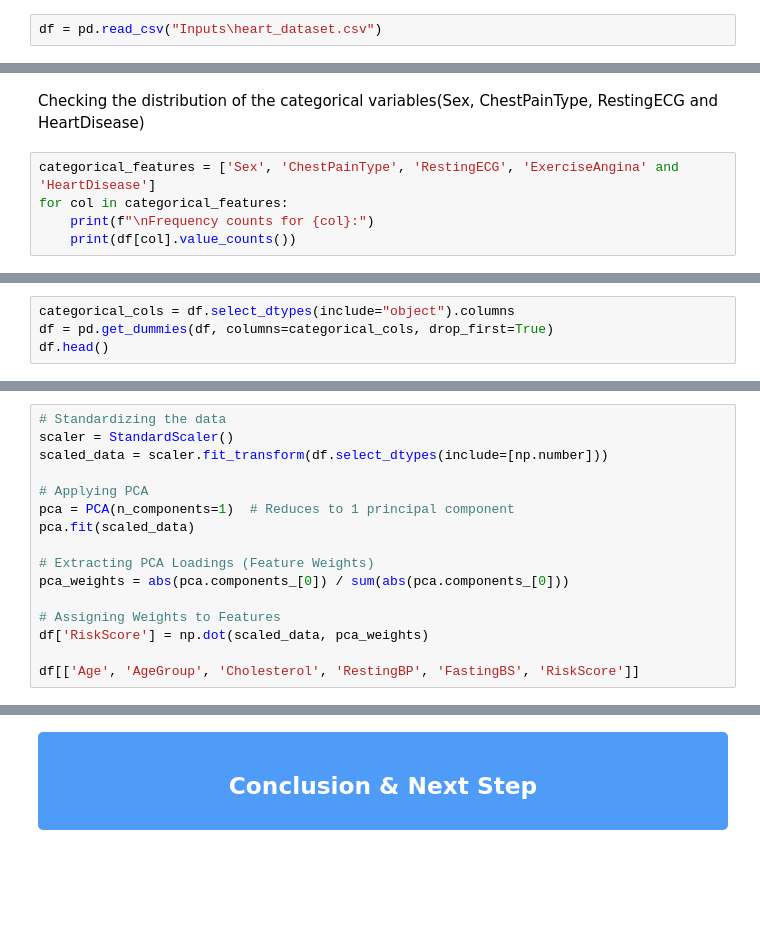
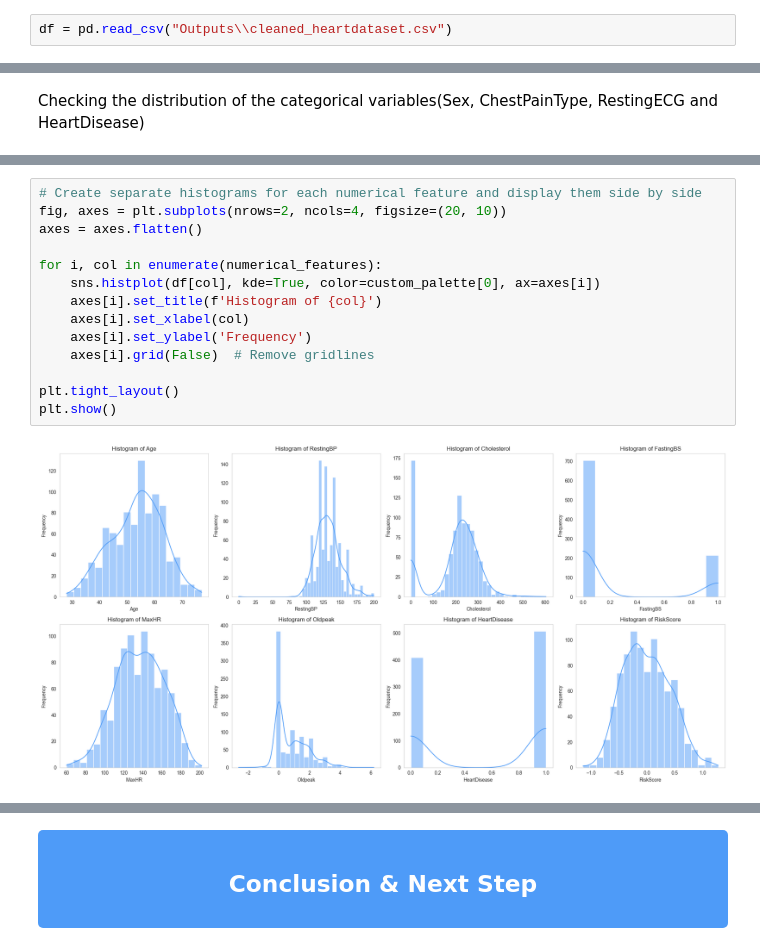
Before and after one commit to Iqra-qbl/Heart-Failure-Risk-Analysis, a Jupyter notebook: jupyter_notebooks/2. Data Visualisations.ipynb, the cells around one changed output, grey strips where cells are left out. Cells and saved outputs as stored; diff of their text form; blank space fills up the shorter version.

Commit message:
Basic data visualisations jupyter notebook initial completed version

```diff
--- a/jupyter_notebooks/2. Data Visualisations.ipynb
+++ b/jupyter_notebooks/2. Data Visualisations.ipynb
@@ -92,3 +89,3 @@ Loading the CSV dataset containing the data collected previously and extracting
 # %%
-df = pd.read_csv("Inputs\heart_dataset.csv")
+df = pd.read_csv("Outputs\\cleaned_heartdataset.csv")
 # %% [markdown]
@@ -244,7 +107,2 @@ df.describe().T
 # %% [markdown]
 Checking the distribution of the  categorical variables(Sex, ChestPainType, RestingECG and HeartDisease)
-# %%
-categorical_features = ['Sex', 'ChestPainType', 'RestingECG', 'ExerciseAngina' and 'HeartDisease']
-for col in categorical_features:
-    print(f"\nFrequency counts for {col}:")
-    print(df[col].value_counts())
@@ -528,4 +108,0 @@ Converting categorical variables to numerical using one-hot encoding for visuali
-# %%
-categorical_cols = df.select_dtypes(include="object").columns
-df = pd.get_dummies(df, columns=categorical_cols, drop_first=True)
-df.head()
@@ -569,16 +108,0 @@ Next we are going to calculate risk score of having a heart disease and add the
-# %%
-# Standardizing the data
-scaler = StandardScaler()
-scaled_data = scaler.fit_transform(df.select_dtypes(include=[np.number]))
-
-# Applying PCA
-pca = PCA(n_components=1)  # Reduces to 1 principal component
-pca.fit(scaled_data)
-
-# Extracting PCA Loadings (Feature Weights)
-pca_weights = abs(pca.components_[0]) / sum(abs(pca.components_[0]))
-
-# Assigning Weights to Features
-df['RiskScore'] = np.dot(scaled_data, pca_weights)
-
-df[['Age', 'AgeGroup', 'Cholesterol', 'RestingBP', 'FastingBS', 'RiskScore']]
@@ -638,0 +191,16 @@ df.to_csv("Outputs\cleaned_heartdataset.csv", index=False)
+# %%
+# Create separate histograms for each numerical feature and display them side by side
+fig, axes = plt.subplots(nrows=2, ncols=4, figsize=(20, 10))
+axes = axes.flatten()
+
+for i, col in enumerate(numerical_features):
+    sns.histplot(df[col], kde=True, color=custom_palette[0], ax=axes[i])
+    axes[i].set_title(f'Histogram of {col}')
+    axes[i].set_xlabel(col)
+    axes[i].set_ylabel('Frequency')
+    axes[i].grid(False)  # Remove gridlines
+
+plt.tight_layout()
+plt.show()
+# %% [output]
+[figure, added]
```
Also changed, not shown: parts of 83 cells of this notebook, 3 other files.
